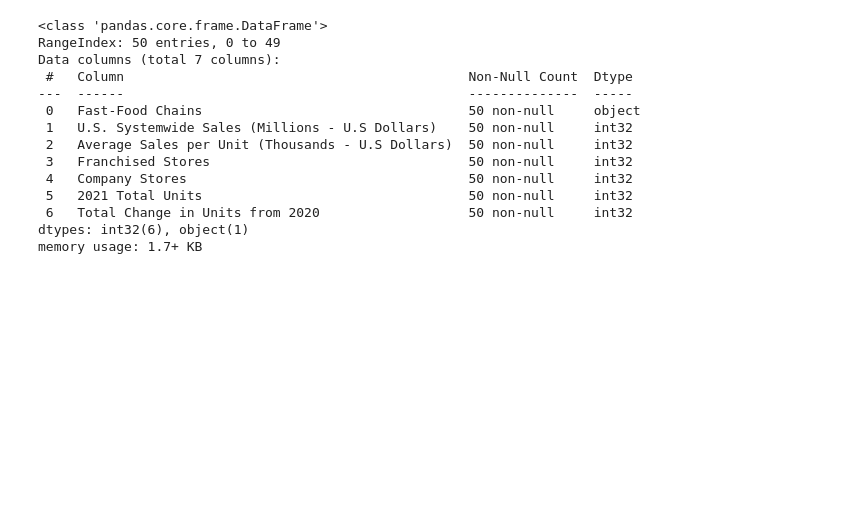
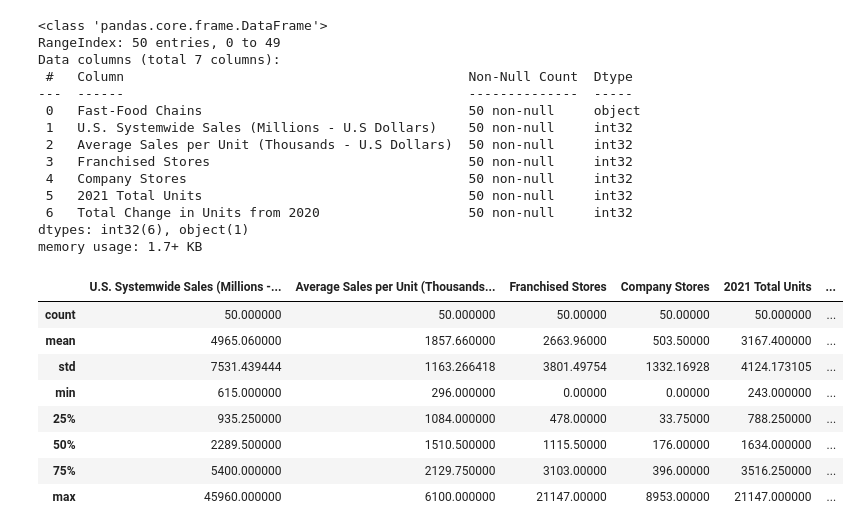
Before and after one commit to astro274/FastFoodChain, a Jupyter notebook: EDAforFastFood.ipynb, the cells around one changed output. Drawn from its saved outputs; the diff is of its cells as text; code cells hidden in the pictures; blank space fills up the shorter version.

```diff
--- a/EDAforFastFood.ipynb
+++ b/EDAforFastFood.ipynb
@@ -69,3 +69,15 @@ Data columns (total 7 columns):
  6   Total Change in Units from 2020                   50 non-null     int32
 dtypes: int32(6), object(1)
 memory usage: 1.7+ KB
+# %%
+data.describe()
+# %% [output]
+|  | U.S. Systemwide Sales (Millions -... | Average Sales per Unit (Thousands... | Franchised Stores | Company Stores | 2021 Total Units | ... |
+| count | 50.000000 | 50.000000 | 50.00000 | 50.00000 | 50.000000 | ... |
+| mean | 4965.060000 | 1857.660000 | 2663.96000 | 503.50000 | 3167.400000 | ... |
+| std | 7531.439444 | 1163.266418 | 3801.49754 | 1332.16928 | 4124.173105 | ... |
+| min | 615.000000 | 296.000000 | 0.00000 | 0.00000 | 243.000000 | ... |
+| 25% | 935.250000 | 1084.000000 | 478.00000 | 33.75000 | 788.250000 | ... |
+| 50% | 2289.500000 | 1510.500000 | 1115.50000 | 176.00000 | 1634.000000 | ... |
+| 75% | 5400.000000 | 2129.750000 | 3103.00000 | 396.00000 | 3516.250000 | ... |
+| max | 45960.000000 | 6100.000000 | 21147.00000 | 8953.00000 | 21147.000000 | ... |
```
Also changed, not shown: parts of 2 cells of this notebook.
